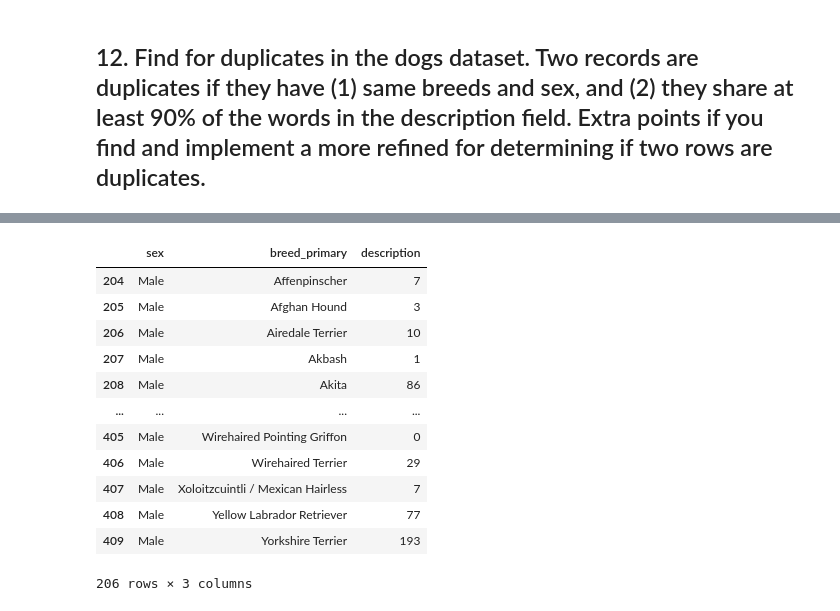
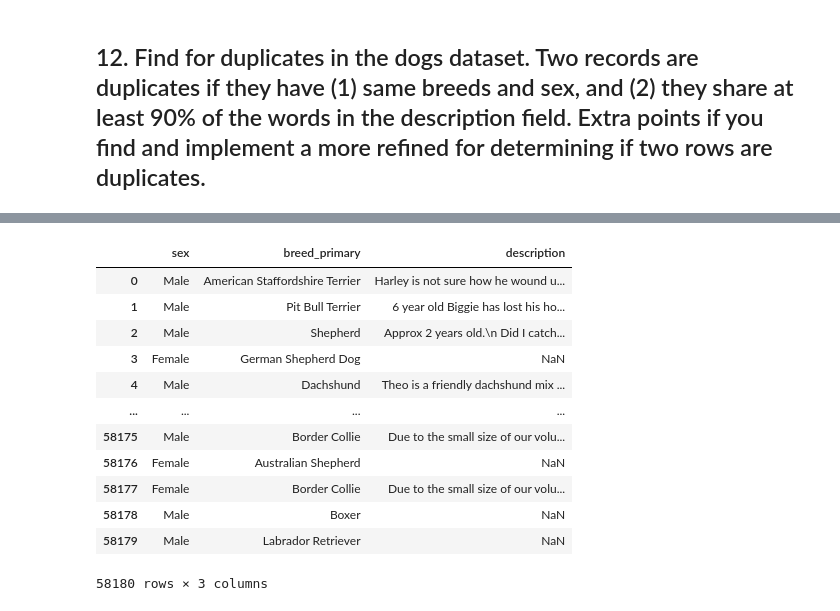
Before and after one commit to mat1218B/ProjectOfComputerScience, a Jupyter notebook: Project-CS_2022.ipynb, the cells around one changed output, grey strips where cells are left out. Saved outputs shown, nothing was run; the diff lists cells and outputs as text; code cells hidden in the pictures.

```diff
--- a/Project-CS_2022.ipynb
+++ b/Project-CS_2022.ipynb
@@ -970,16 +876,18 @@ duplicate_female
-# %%
-duplicate_table[duplicate_table['sex'] == 'Male']
-# %% [output]
-|  | sex | breed_primary | description |
-| 204 | Male | Affenpinscher | 7 |
-| 205 | Male | Afghan Hound | 3 |
-| 206 | Male | Airedale Terrier | 10 |
-| 207 | Male | Akbash | 1 |
-| 208 | Male | Akita | 86 |
-| ... | ... | ... | ... |
-| 405 | Male | Wirehaired Pointing Griffon | 0 |
-| 406 | Male | Wirehaired Terrier | 29 |
-| 407 | Male | Xoloitzcuintli / Mexican Hairless | 7 |
-| 408 | Male | Yellow Labrador Retriever | 77 |
-| 409 | Male | Yorkshire Terrier | 193 |
-206 rows × 3 columns
+# %%
+# 1) creo una tabella con tutti gli elementi che hanno uguale breeed & sex
+duplicate_table2 = dogs.iloc[:, [13,5,34]]
+duplicate_table2
+# %% [output]
+|  | sex | breed_primary | description |
+| 0 | Male | American Staffordshire Terrier | Harley is not sure how he wound u... |
+| 1 | Male | Pit Bull Terrier | 6 year old Biggie has lost his ho... |
+| 2 | Male | Shepherd | Approx 2 years old.\n Did I catch... |
+| 3 | Female | German Shepherd Dog | NaN |
+| 4 | Male | Dachshund | Theo is a friendly dachshund mix ... |
+| ... | ... | ... | ... |
+| 58175 | Male | Border Collie | Due to the small size of our volu... |
+| 58176 | Female | Australian Shepherd | NaN |
+| 58177 | Female | Border Collie | Due to the small size of our volu... |
+| 58178 | Male | Boxer | NaN |
+| 58179 | Male | Labrador Retriever | NaN |
+58180 rows × 3 columns
```
Also changed, not shown: parts of 15 cells of this notebook.
